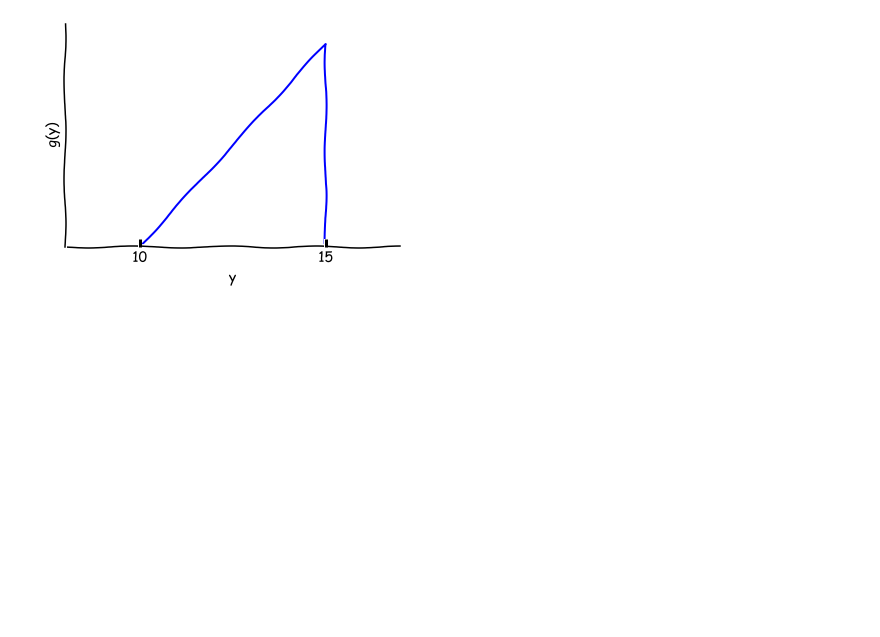
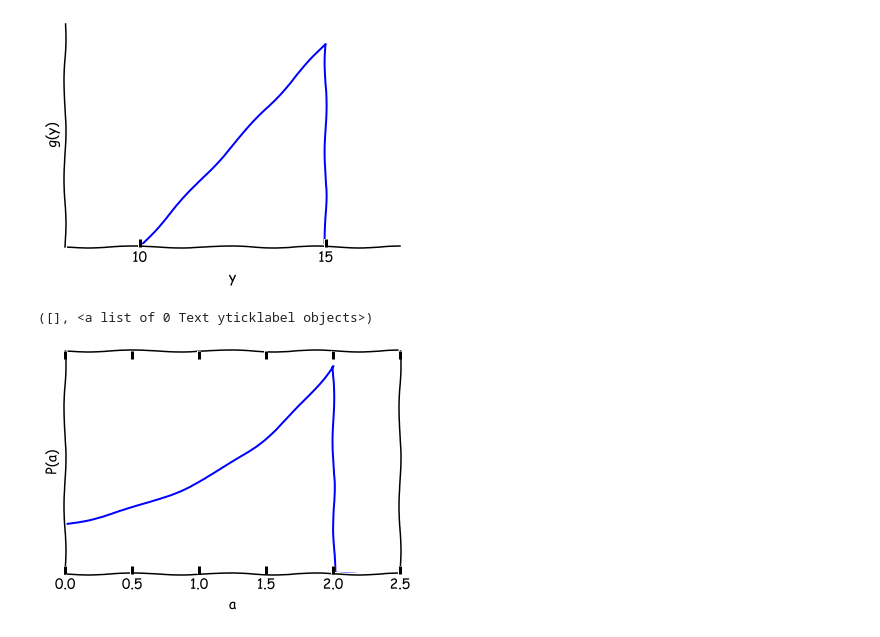
Before and after one commit to jbailinua/probability, a Jupyter notebook: Probability - Accessory Plots.ipynb, the cells around one changed output. Saved outputs shown, nothing was run; the diff lists cells and outputs as text; code cells hidden in the pictures; blank space fills up the shorter version.

```diff
--- a/Probability - Accessory Plots.ipynb
+++ b/Probability - Accessory Plots.ipynb
@@ -45,3 +45,15 @@ plt.xticks([10,15])
   <matplotlib.axis.XTick at 0x...>],
  <a list of 2 Text xticklabel objects>)
 [figure]
+# %%
+# Sketch of 1 + e^a
+fig = plt.figure()
+xax = np.arange(0,2.5,0.01)
+func = (xax <= 2.0)*(1. + np.exp(xax))
+plt.plot(xax, func)
+plt.xlabel('a')
+plt.ylabel('P(a)')
+plt.yticks([])
+# %% [output]
+([], <a list of 0 Text yticklabel objects>)
+[figure, added]
```
Also changed, not shown: 3 other files.
